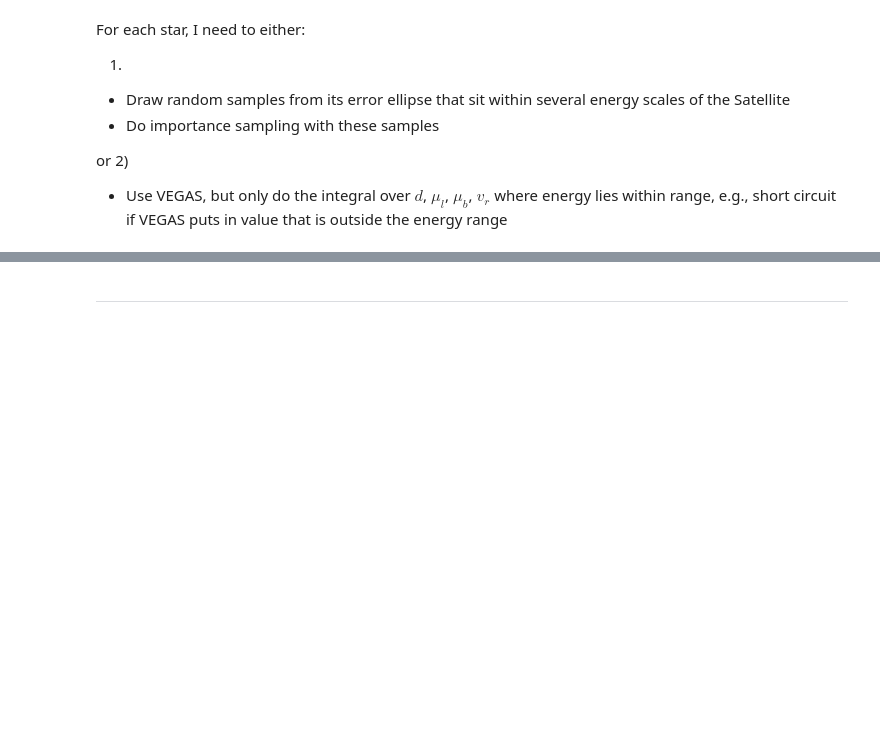
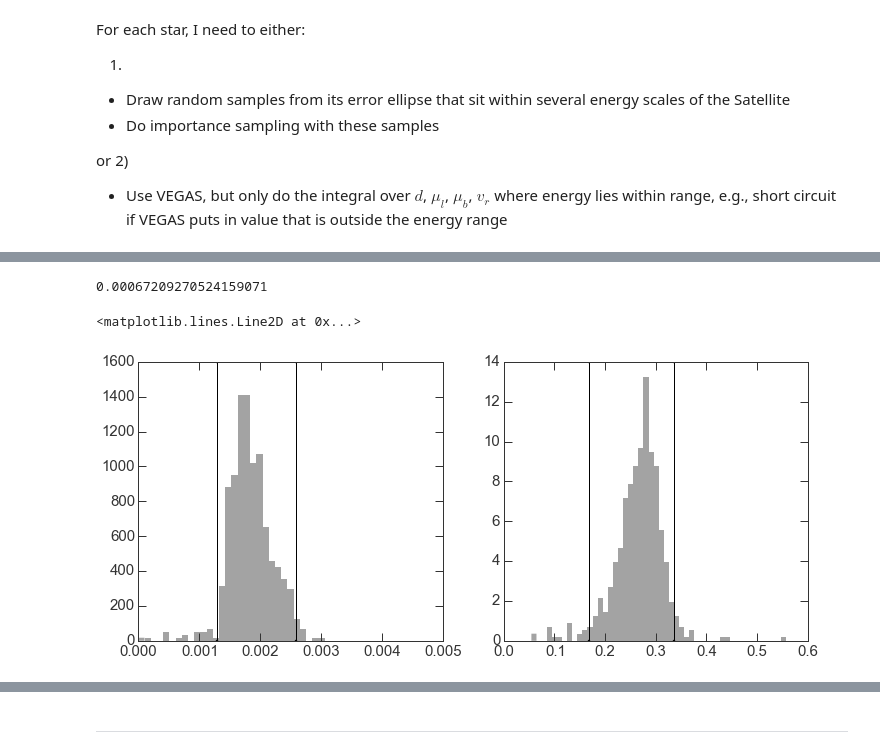
Before and after one commit to adrn/streams, a Jupyter notebook: notebooks/Restrict to energy scale.ipynb, the cells around one changed output, grey strips where cells are left out. Cells and saved outputs as stored; diff of their text form; code cells hidden in the pictures; blank space fills up the shorter version.

```diff
--- a/notebooks/Restrict to energy scale.ipynb
+++ b/notebooks/Restrict to energy scale.ipynb
@@ -281,0 +282,17 @@ print(mean_dE, std_dE)
+# %%
+# Energy
+prog_E = potential.energy(prog[:,:3], prog[:,3:])
+stars_dE = potential.energy(stars[:,:3], stars[:,3:]) - prog_E
+mean_dE = np.mean(np.abs(stars_dE))
+std_dE = np.std(np.abs(stars_dE))
+print(mean_dE, std_dE)
+print("Prog. E:", prog_E)
+
+# Angular momentum -- can compute at t=0 because spherical
+prog_J = np.cross(prog[:,:3], prog[:,3:])
+prog_Jmag = np.sqrt(np.sum(prog_J**2, axis=-1))
+stars_dJ = np.cross(stars[:,:3], stars[:,3:]) - prog_J
+mean_dJ = np.mean(np.abs(stars_dJ), axis=0)
+std_dJ = np.std(np.abs(stars_dJ), axis=0)
+print(mean_dJ, std_dJ)
+print("Prog. J:", prog_J)
@@ -361,0 +306,27 @@ TypeError: rewinder_likelihood() takes exactly 10 positional arguments (11 given
+# %%
+Menc = potential.mass_enclosed(prog_w[:,0,:3])
+E_scale = (sat_mass/Menc)**(1./3.) * np.sum(prog_w[:,0,3:]**2, axis=-1)
+# E_scale = (sat_mass/Menc)**(1./3.) * np.sum(prog[:,3:]**2, axis=-1)
+J_scale = (sat_mass/Menc)**(1./3.) * prog_J
+_dJ = np.mean(J_scale)
+_dE = np.mean(E_scale) # , np.std(E_scale)
+_dE
+# %% [output]
+0.00067209270524159071
+# %%
+fig,axes = plt.subplots(1,2,figsize=(12,5))
+
+a = 1.3
+b = 2*a
+
+bins = np.linspace(0,0.005,50)
+axes[0].hist(np.abs(stars_dE), bins=bins, normed=True, alpha=0.4);
+axes[0].axvline(a*_dE)
+axes[0].axvline(b*_dE)
+
+axes[1].hist(np.abs(stars_dJ), bins=50, normed=True, alpha=0.4);
+axes[1].axvline(a*_dJ)
+axes[1].axvline(b*_dJ)
+# %% [output]
+<matplotlib.lines.Line2D at 0x...>
+[figure, added]
```
Also changed, not shown: parts of 16 cells of this notebook.
